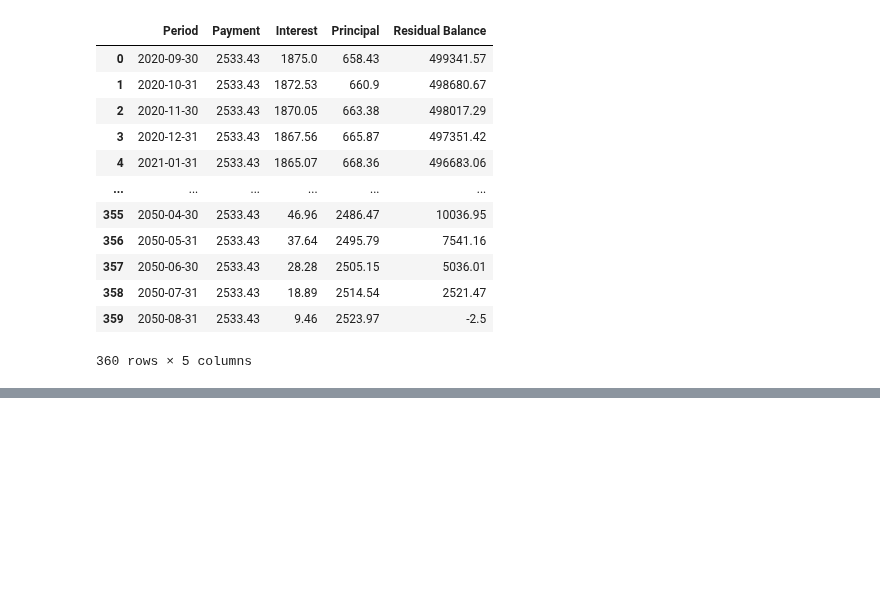
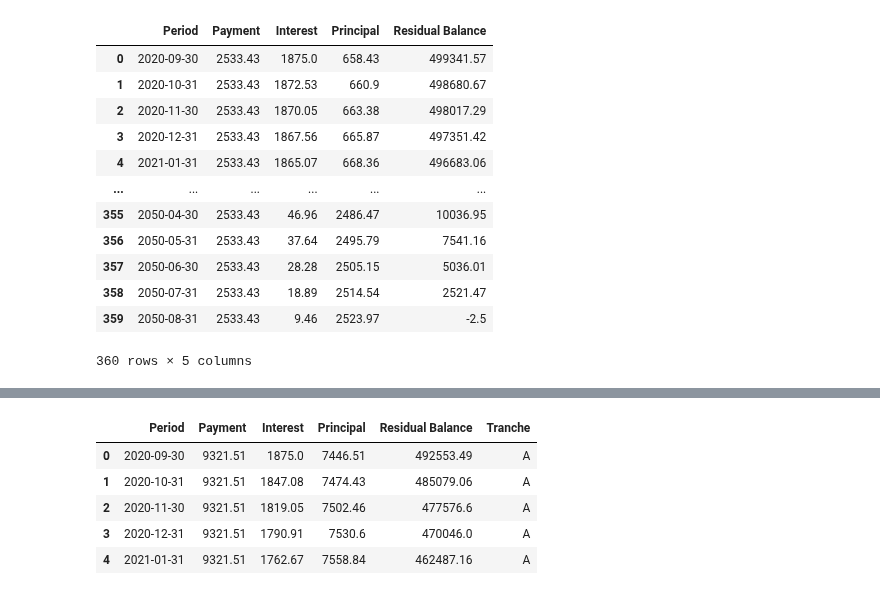
Before and after one commit to WickedoneC/Finance_Projects, a Jupyter notebook: ABS Sims.ipynb, the cells around one changed output, grey strips where cells are left out. Cells and saved outputs as stored; diff of their text form; code cells hidden in the pictures; blank space fills up the shorter version.

```diff
--- a/ABS Sims.ipynb
+++ b/ABS Sims.ipynb
@@ -407,0 +549,12 @@ create_pmnt_df(df)
+# %%
+pd.options.display.max_rows = 200
+result_1 = loan_1.append(loan_2)
+# %%
+loan_1.head()
+# %% [output]
+|  | Period | Payment | Interest | Principal | Residual Balance | Tranche |
+| 0 | 2020-09-30 | 9321.51 | 1875.0 | 7446.51 | 492553.49 | A |
+| 1 | 2020-10-31 | 9321.51 | 1847.08 | 7474.43 | 485079.06 | A |
+| 2 | 2020-11-30 | 9321.51 | 1819.05 | 7502.46 | 477576.6 | A |
+| 3 | 2020-12-31 | 9321.51 | 1790.91 | 7530.6 | 470046.0 | A |
+| 4 | 2021-01-31 | 9321.51 | 1762.67 | 7558.84 | 462487.16 | A |
```
Also changed, not shown: parts of 11 cells of this notebook.
